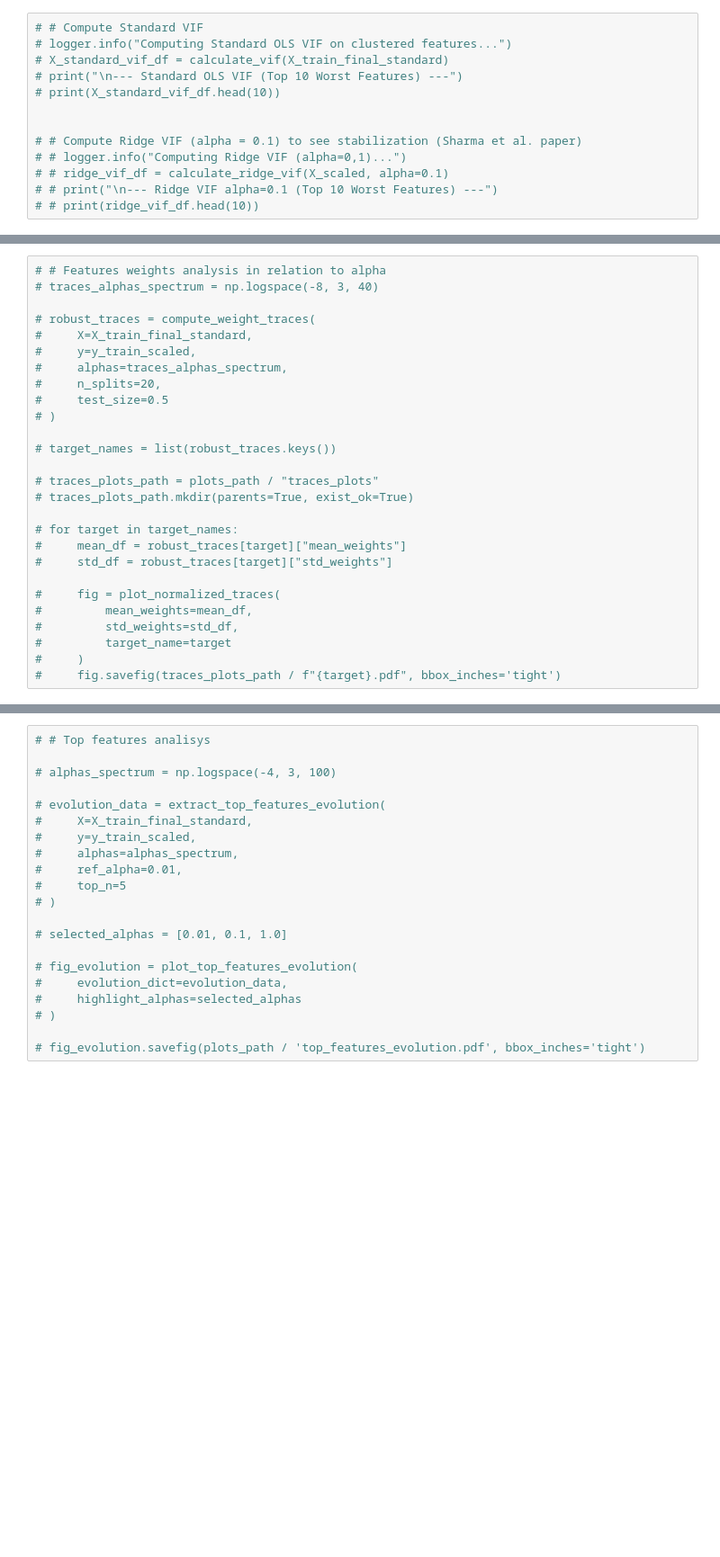
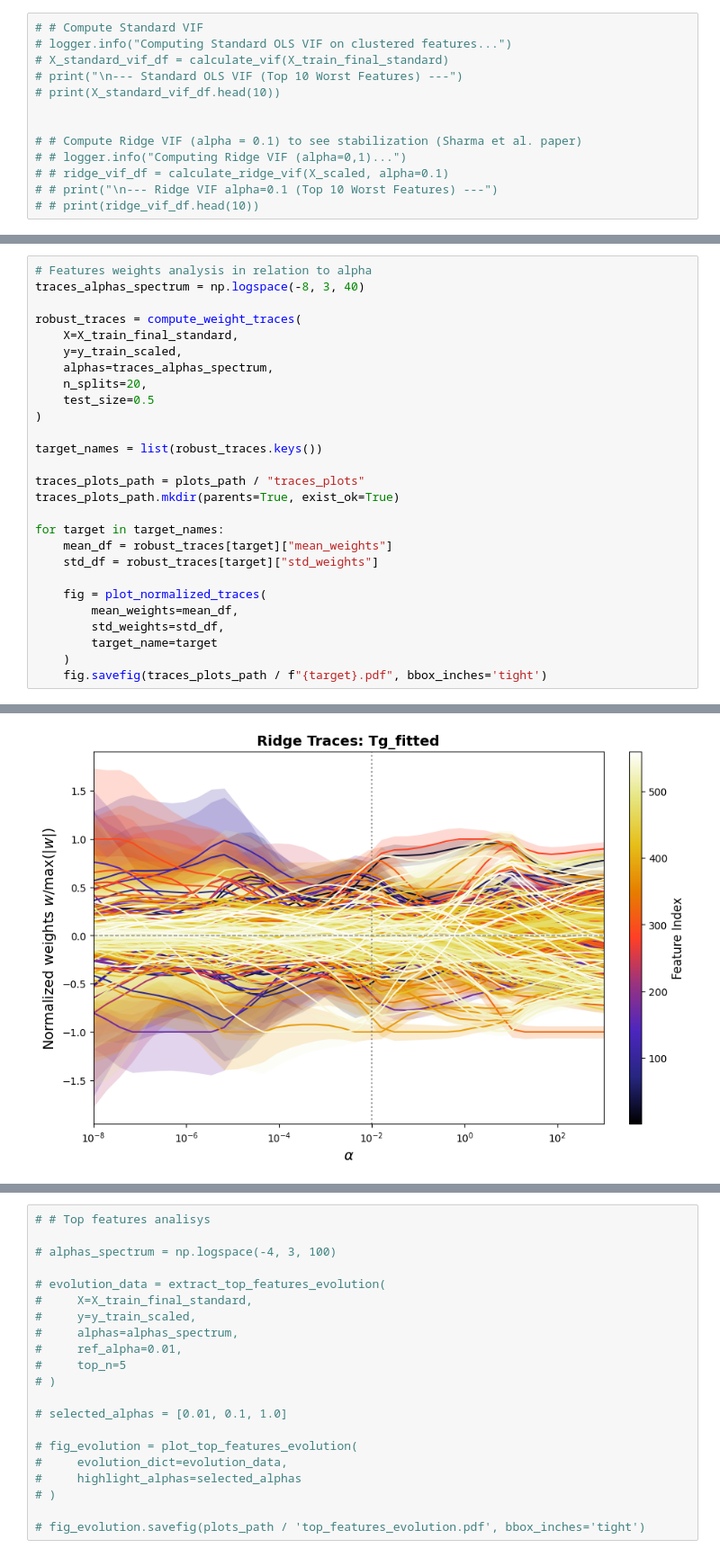
Before and after one commit to R3sten/glass_dynamics, a Jupyter notebook: notebooks/analysis/05_ridge_analysis.ipynb, the cells around one changed output, grey strips where cells are left out. Shown at 90% size. Cells and saved outputs as stored; diff of their text form; blank space fills up the shorter version.

```diff
--- a/notebooks/analysis/05_ridge_analysis.ipynb
+++ b/notebooks/analysis/05_ridge_analysis.ipynb
@@ -224,28 +224,29 @@ fig_ridge.savefig(viscosity_plots_path / "Ridge_Global_Viscosity_vs_Alpha.pdf",
 [figure]
 # %%
-# # Features weights analysis in relation to alpha
-# traces_alphas_spectrum = np.logspace(-8, 3, 40)
+# Features weights analysis in relation to alpha
+traces_alphas_spectrum = np.logspace(-8, 3, 40)
 
-# robust_traces = compute_weight_traces(
-#     X=X_train_final_standard,
-#     y=y_train_scaled,
-#     alphas=traces_alphas_spectrum,
-#     n_splits=20,
-#     test_size=0.5
-# )
+robust_traces = compute_weight_traces(
+    X=X_train_final_standard,
+    y=y_train_scaled,
+    alphas=traces_alphas_spectrum,
+    n_splits=20,
+    test_size=0.5
+)
 
-# target_names = list(robust_traces.keys())
+target_names = list(robust_traces.keys())
 
-# traces_plots_path = plots_path / "traces_plots"
-# traces_plots_path.mkdir(parents=True, exist_ok=True)
+traces_plots_path = plots_path / "traces_plots"
+traces_plots_path.mkdir(parents=True, exist_ok=True)
 
-# for target in target_names:
-#     mean_df = robust_traces[target]["mean_weights"]
-#     std_df = robust_traces[target]["std_weights"]
+for target in target_names:
+    mean_df = robust_traces[target]["mean_weights"]
+    std_df = robust_traces[target]["std_weights"]
 
-#     fig = plot_normalized_traces(
-#         mean_weights=mean_df,
-#         std_weights=std_df,
-#         target_name=target
-#     )
-#     fig.savefig(traces_plots_path / f"{target}.pdf", bbox_inches='tight')
+    fig = plot_normalized_traces(
+        mean_weights=mean_df,
+        std_weights=std_df,
+        target_name=target
+    )
+    fig.savefig(traces_plots_path / f"{target}.pdf", bbox_inches='tight')
+# %% [output]
@@ -251,0 +259 @@ fig_ridge.savefig(viscosity_plots_path / "Ridge_Global_Viscosity_vs_Alpha.pdf",
+[figure, added]
```
Also changed, not shown: parts of 16 cells of this notebook, 30 other files.
